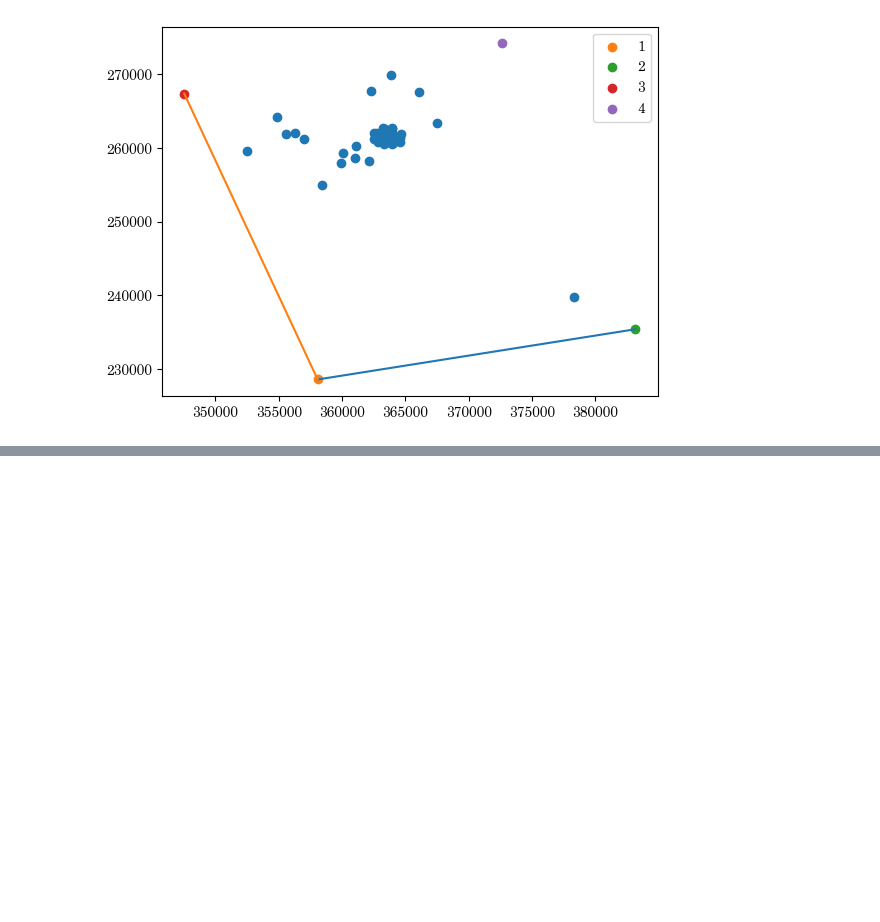
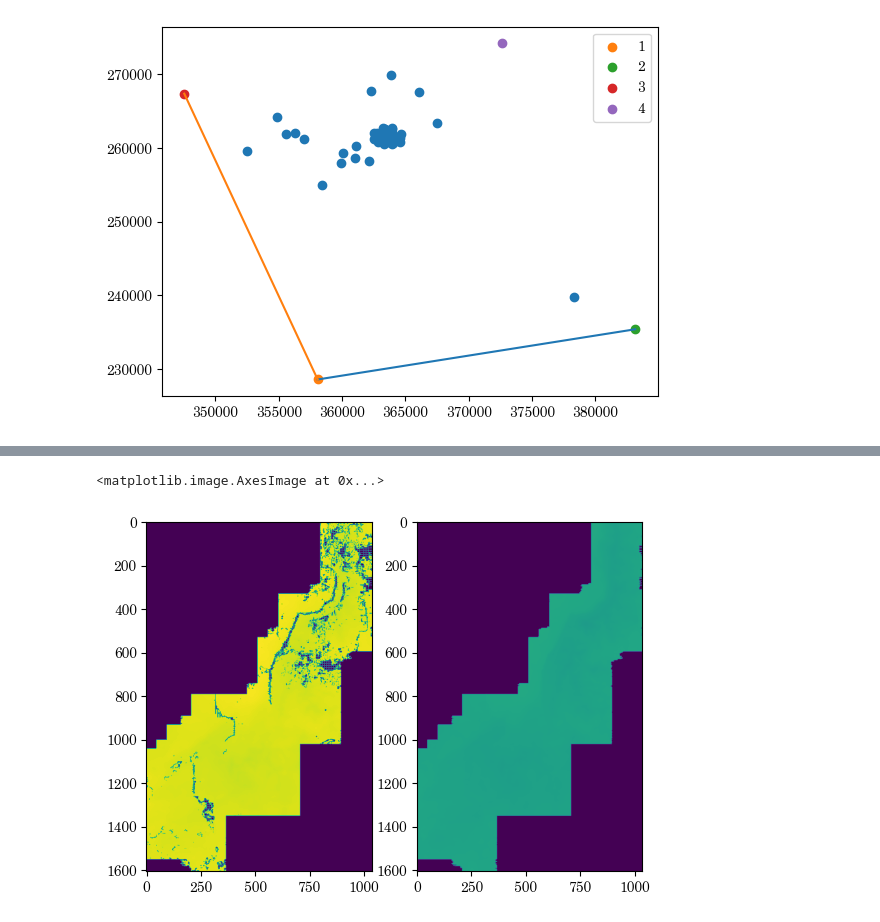
Before and after one commit to grxoxl/inversion, a Jupyter notebook: acoustic_inversion/kazan_data/data_preparation.ipynb, the cells around one changed output, grey strips where cells are left out. Saved outputs shown, nothing was run; the diff lists cells and outputs as text; code cells hidden in the pictures; blank space fills up the shorter version.

```diff
--- a/acoustic_inversion/kazan_data/data_preparation.ipynb
+++ b/acoustic_inversion/kazan_data/data_preparation.ipynb
@@ -545,0 +603,29 @@ plt.scatter(inlines, crosslines, c = "red", s = 10)
+# %%
+surfaces[6][600:, -1] = 0
+surfaces[6][700:, 900:] = 0
+surfaces[3][700:, 900:] = 0
+surfaces[6][-1, 400:] = 0
+# surfaces = np.array(surfaces, dtype=np.single)
+
+# surfaces_i = np.empty_like(surfaces)
+for i in range(0, 2):
+    surfaces[i] = surfaces[i][:1605, :1037]
+    folder = interpolate_surfaces(surfaces[i], horizons[i])
+    surfaces_i[i] = folder[0]
+# %%
+surfaces_i[6][600:, -1] = 0
+surfaces_i[6][700:, 900:] = 0
+surfaces_i[3][700:, 900:] = 0
+surfaces_i[6][-1, 400:] = 0
+for i in range(len(surfaces)):
+    surfaces_i[i][0, :] = 0
+# %%
+num = 5
+plt.subplot(121)
+plt.imshow(surfaces[num])
+
+plt.subplot(122)
+plt.imshow(surfaces_i[num])
+# %% [output]
+<matplotlib.image.AxesImage at 0x...>
+[figure, added]
```
Also changed, not shown: parts of 11 cells of this notebook.
